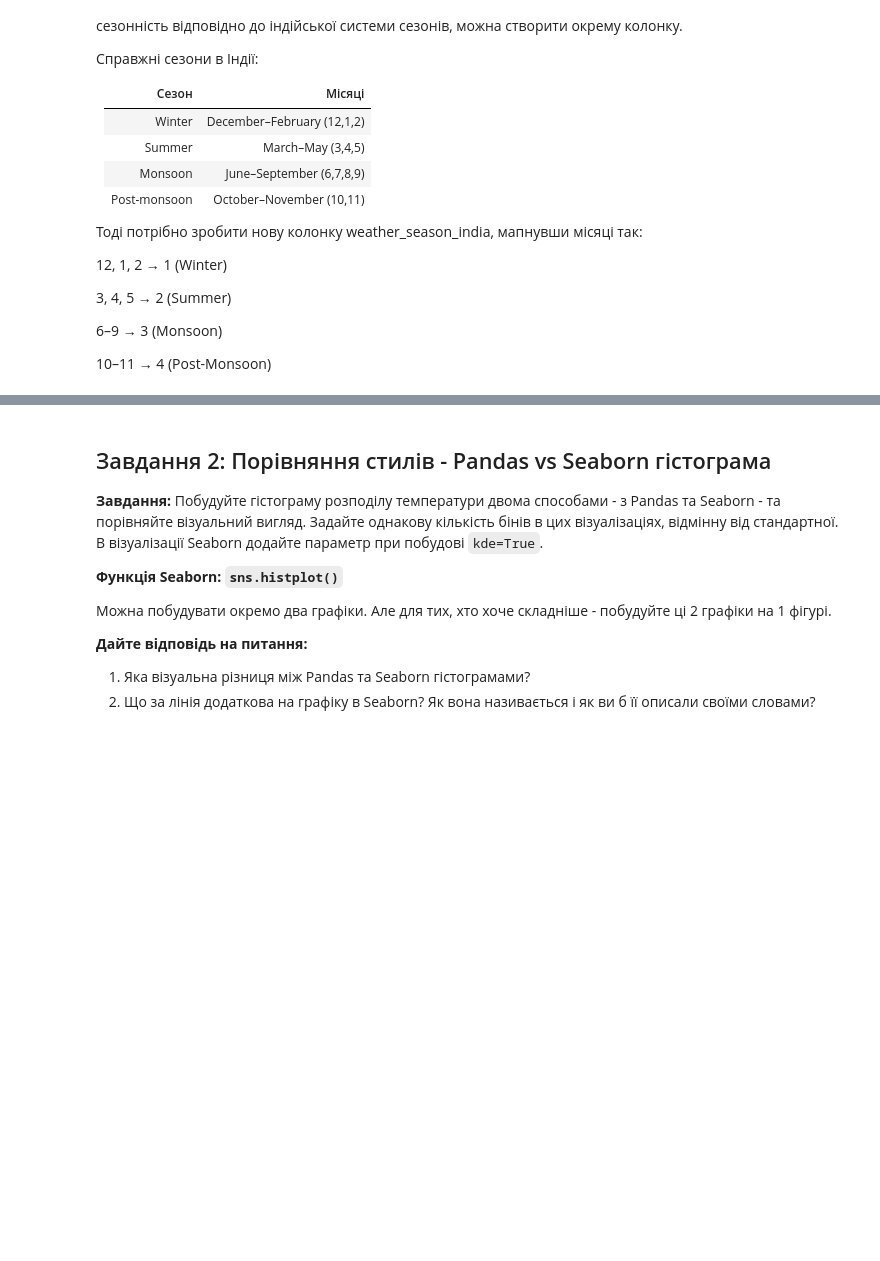
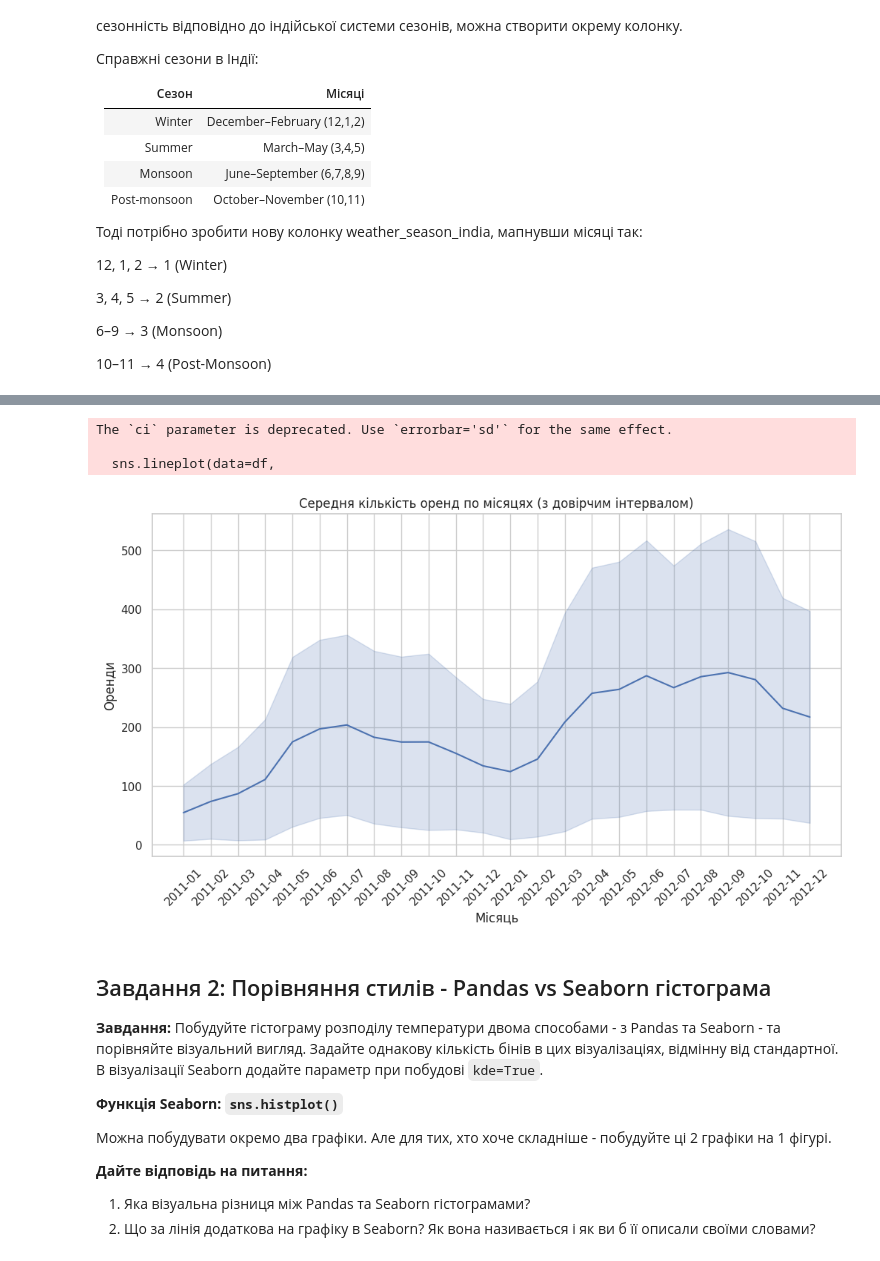
Before and after one commit to zaporozhetsalena/My-first-project, a Jupyter notebook: HW_11_3_Статистичні_візуалізації_з_Seaborn.ipynb, the cells around one changed output, grey strips where cells are left out. Saved outputs shown, nothing was run; the diff lists cells and outputs as text; code cells hidden in the pictures; blank space fills up the shorter version.

```diff
--- a/HW_11_3_Статистичні_візуалізації_з_Seaborn.ipynb
+++ b/HW_11_3_Статистичні_візуалізації_з_Seaborn.ipynb
@@ -55,7 +55,7 @@ import seaborn as sns
 import numpy as np
 
 # Завантаження даних
-df = pd.read_csv('yulu_rental.csv')
+df = pd.read_csv('/content/drive/MyDrive/data/yulu_rental.csv')
 df['datetime'] = pd.to_datetime(df['datetime'])
 df.set_index('datetime', inplace=True)
 
@@ -95,3 +109,25 @@ df['month_year']  = df.month_year.astype(str)
+# %%
+df.index = pd.to_datetime(df.index)
+# %%
+df['month_year'] = df.index.to_period('M').astype(str)
+# %%
+plt.figure(figsize=(12,6))
+sns.lineplot(data=df,
+             x='month_year',
+             y='count',
+             ci='sd')
+
+plt.xticks(rotation=45)
+plt.title("Середня кількість оренд по місяцях (з довірчим інтервалом)")
+plt.xlabel("Місяць")
+plt.ylabel("Оренди")
+
+plt.show()
+# %% [output]
+The `ci` parameter is deprecated. Use `errorbar='sd'` for the same effect.
+
+  sns.lineplot(data=df,
+[figure, added]
 # %% [markdown]
 ## Завдання 2: Порівняння стилів - Pandas vs Seaborn гістограма
 
```
Also changed, not shown: parts of 3 cells of this notebook.
